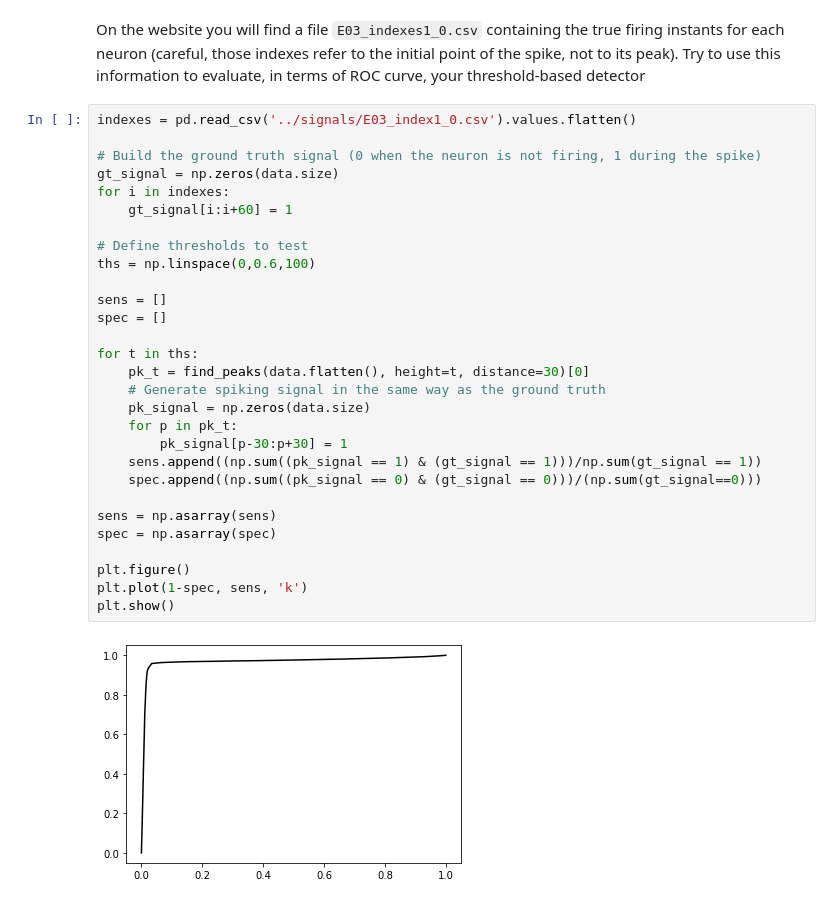
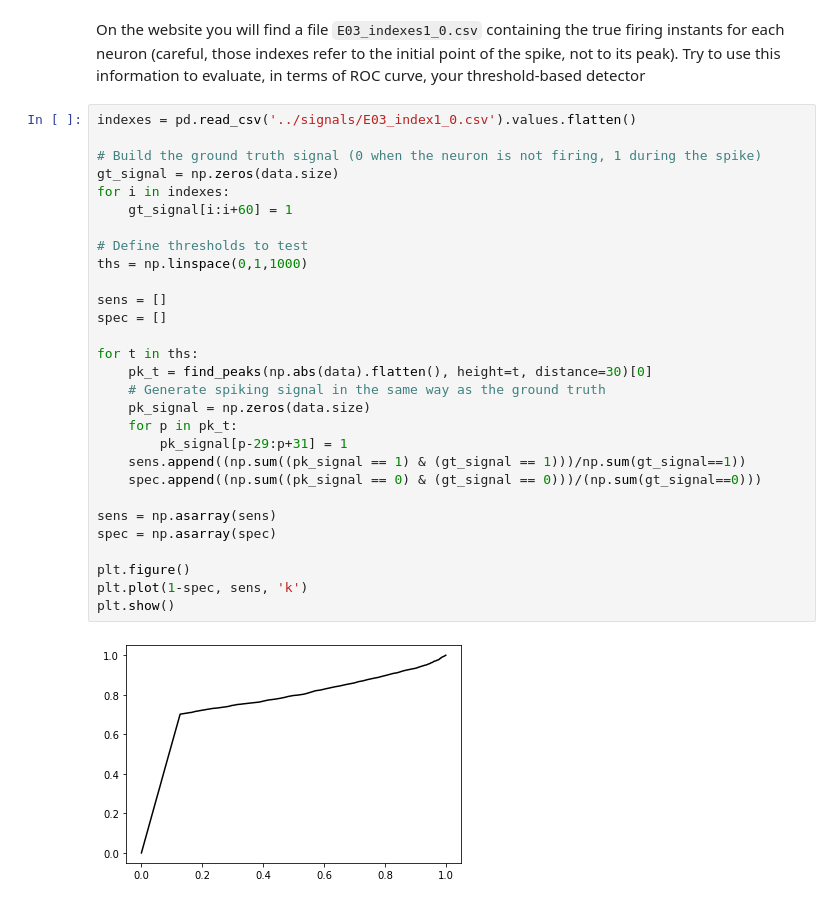
Before and after one commit to SmRanaldi/NeuralEngineeringClass, a Jupyter notebook: material/notebooks/E03_solution.ipynb, the cells around one changed output. Cells and saved outputs as stored; diff of their text form.

```diff
--- a/material/notebooks/E03_solution.ipynb
+++ b/material/notebooks/E03_solution.ipynb
@@ -112,31 +112,31 @@ On the website you will find a file `E03_indexes1_0.csv` containing the true fir
 # %%
 indexes = pd.read_csv('../signals/E03_index1_0.csv').values.flatten()
 
 # Build the ground truth signal (0 when the neuron is not firing, 1 during the spike)
 gt_signal = np.zeros(data.size)
 for i in indexes:
     gt_signal[i:i+60] = 1
 
 # Define thresholds to test
-ths = np.linspace(0,0.6,100)
+ths = np.linspace(0,1,1000)
 
 sens = []
 spec = []
 
 for t in ths:
-    pk_t = find_peaks(data.flatten(), height=t, distance=30)[0]
+    pk_t = find_peaks(np.abs(data).flatten(), height=t, distance=30)[0]
     # Generate spiking signal in the same way as the ground truth
     pk_signal = np.zeros(data.size)
     for p in pk_t:
-        pk_signal[p-30:p+30] = 1
-    sens.append((np.sum((pk_signal == 1) & (gt_signal == 1)))/np.sum(gt_signal == 1))
+        pk_signal[p-29:p+31] = 1
+    sens.append((np.sum((pk_signal == 1) & (gt_signal == 1)))/np.sum(gt_signal==1))
     spec.append((np.sum((pk_signal == 0) & (gt_signal == 0)))/(np.sum(gt_signal==0)))
 
 sens = np.asarray(sens)
 spec = np.asarray(spec)
 
 plt.figure()
 plt.plot(1-spec, sens, 'k')
 plt.show()
 # %% [output]
-[figure, old version]
+[figure, new version]
```
Also changed, not shown: 1 other file.
